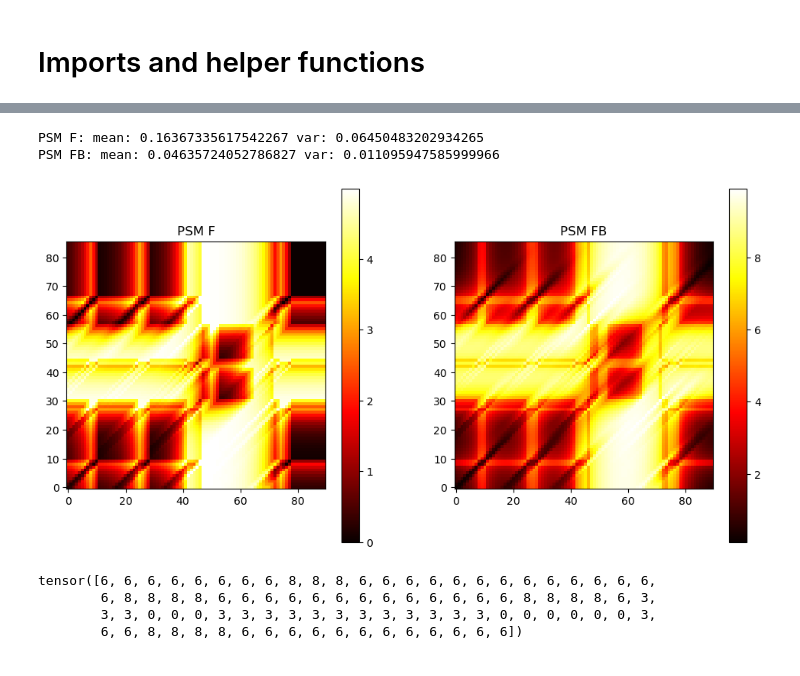
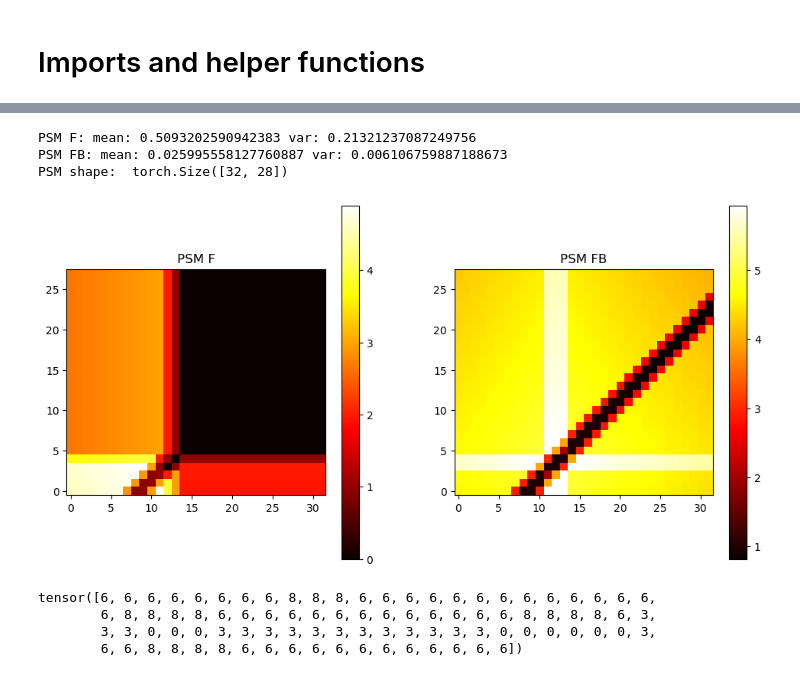
Before and after one commit to manusimidt/jku_master_thesis, a Jupyter notebook: coinrun/visualize_psm.ipynb, the cells around one changed output, grey strips where cells are left out. Cells and saved outputs as stored; diff of their text form; code cells hidden in the pictures.

```diff
--- a/coinrun/visualize_psm.ipynb
+++ b/coinrun/visualize_psm.ipynb
@@ -34,4 +34,6 @@ def compare_imgs(a,b,c,title1, title2, title3, scale=3, compare_idx=0):
    axarr[2].title.set_text(title3)
    # plt.savefig(f"{compare_idx}.pdf", bbox_inches='tight', pad_inches=0)
    plt.show()
+# %%
+buffer = CoinRunReplayBuffer("cpu", 2, './coinrun/expert-dataset/hard')
 # %%
@@ -88,33 +83,35 @@ for compare_idx in range(0, len(actions_y)):
 # %%
-psm_f = psm.psm_f_fast(actions_x, actions_y, gamma=.8)
-psm_fb = psm.psm_fb_fast(actions_x, actions_y, gamma=.8)
+psm_f = psm.psm_f_fast(actions_x, actions_y, gamma=.99)
+psm_fb = psm.psm_fb_fast(actions_x, actions_y, gamma=.99)
 #print(actions_x)
 # calculate measure
 
 beta = .9
 psm_f_measure = torch.exp(-psm_f/beta)
 psm_fb_measure = torch.exp(-psm_fb/beta)
 
 print(f"PSM F: mean: {psm_f_measure.mean()} var: {psm_f_measure.var()}")
 print(f"PSM FB: mean: {psm_fb_measure.mean()} var: {psm_fb_measure.var()}")
-
+print(f"PSM shape: ", psm_f.shape)
 
 fig = plt.figure(figsize=(12,6))
 plot1 = fig.add_subplot(1, 2, 1)
 im = plot1.imshow(psm_f.T, origin='lower', cmap='hot', interpolation='nearest')
 plot1.set_title("PSM F")
 fig.colorbar(im, ax=plot1)
 
 
 plot2 = fig.add_subplot(1, 2, 2)
 plot2.set_title("PSM FB")
 im = plot2.imshow(psm_fb.T, origin='lower', cmap='hot', interpolation='nearest')
 fig.colorbar(im, ax=plot2)
+plt.savefig('single')
 plt.show()
 # %% [output]
-PSM F: mean: 0.16367335617542267 var: 0.06450483202934265
-PSM FB: mean: 0.04635724052786827 var: 0.011095947585999966
+PSM F: mean: 0.5093202590942383 var: 0.21321237087249756
+PSM FB: mean: 0.025995558127760887 var: 0.006106759887188673
+PSM shape:  torch.Size([32, 28])
-[figure, old version]
+[figure, new version]
 # %%
 actions_x
 # %% [output]
```
Also changed, not shown: parts of 3 cells of this notebook, 2 other files.
